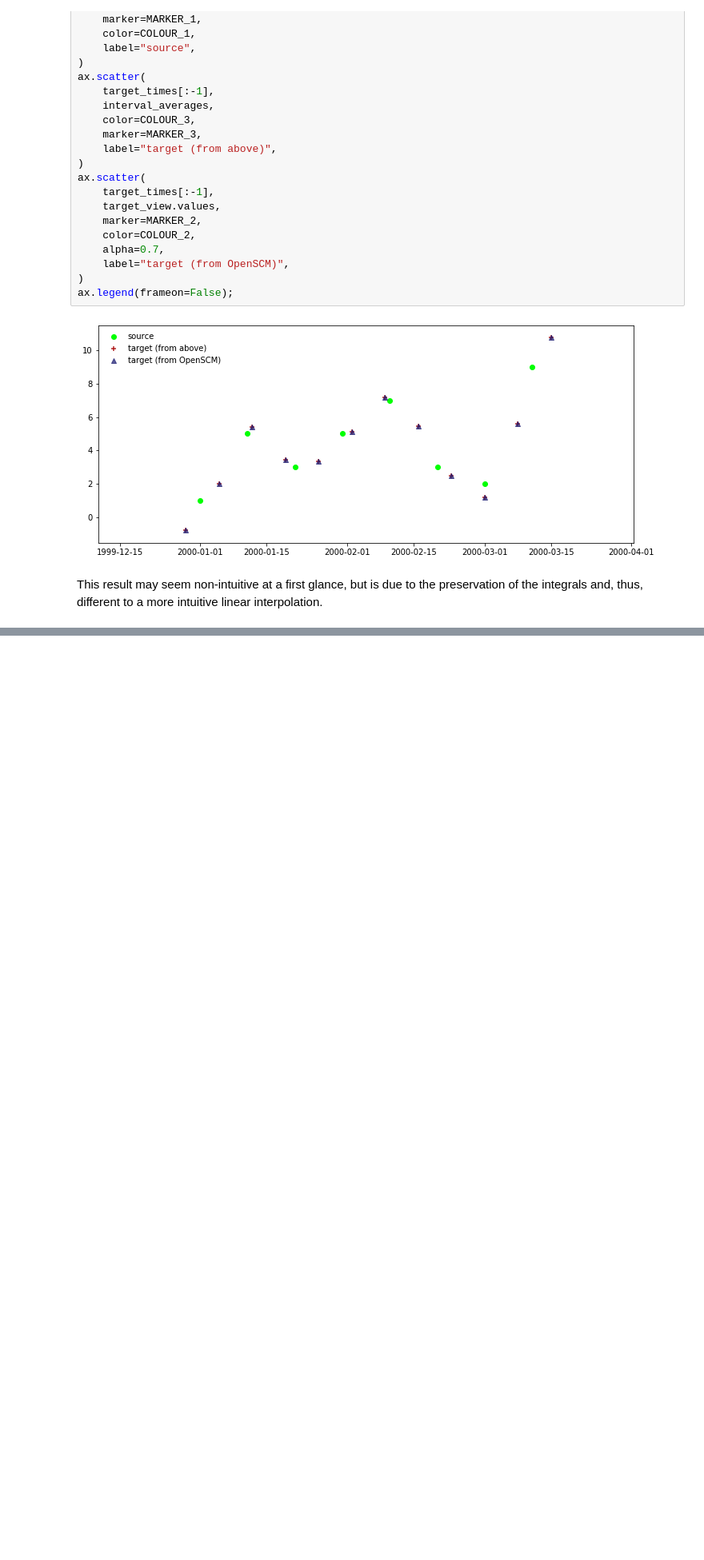
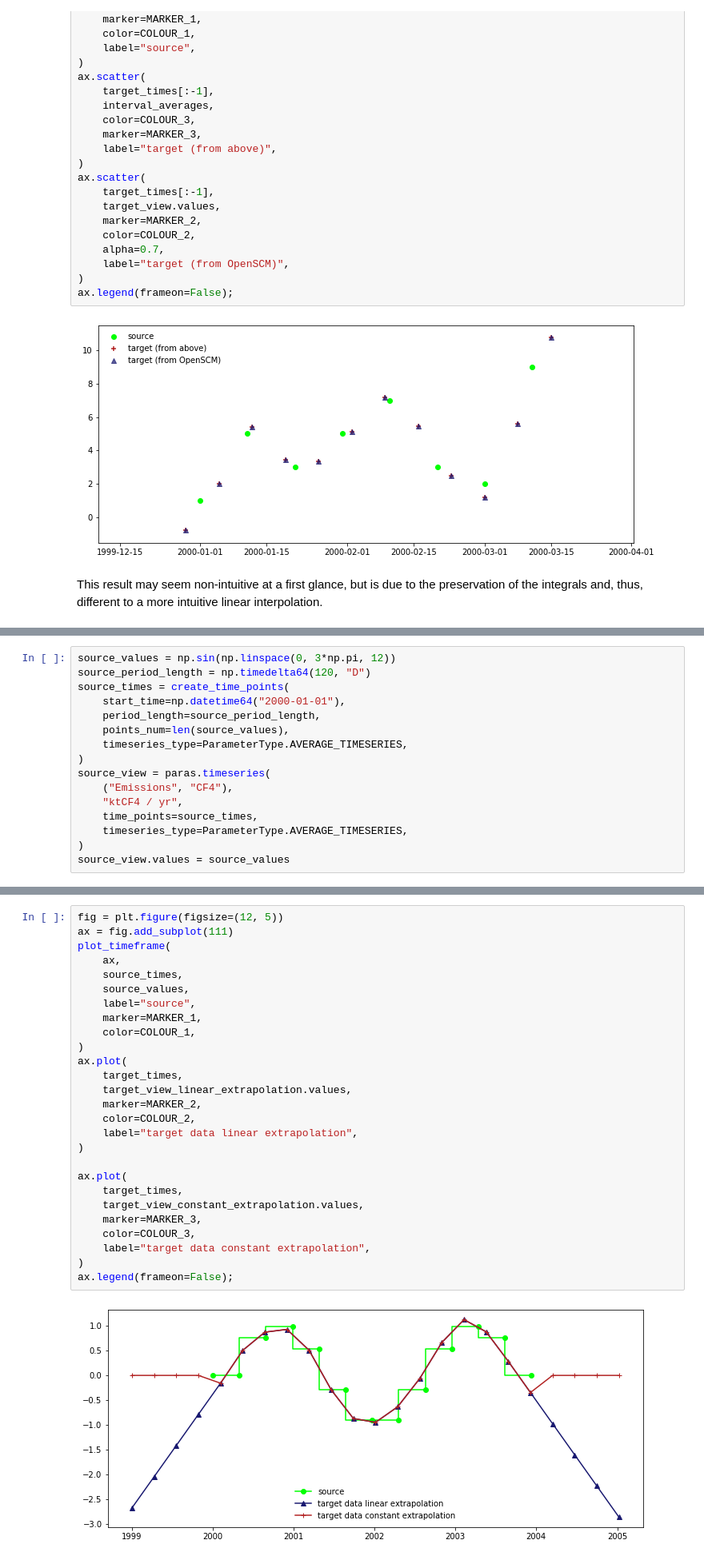
Before and after one commit to openscm/openscm, a Jupyter notebook: notebooks/timeseries-conversion.ipynb, the cells around one changed output, grey strips where cells are left out. Shown at 80% size. Drawn from its saved outputs; the diff is of its cells as text; blank space fills up the shorter version.

```diff
--- a/notebooks/timeseries-conversion.ipynb
+++ b/notebooks/timeseries-conversion.ipynb
@@ -566,0 +643,16 @@ This result may seem non-intuitive at a first glance, but is due to the preserva
+# %%
+source_values = np.sin(np.linspace(0, 3*np.pi, 12))
+source_period_length = np.timedelta64(120, "D")
+source_times = create_time_points(
+    start_time=np.datetime64("2000-01-01"),
+    period_length=source_period_length,
+    points_num=len(source_values),
+    timeseries_type=ParameterType.AVERAGE_TIMESERIES,
+)
+source_view = paras.timeseries(
+    ("Emissions", "CF4"),
+    "ktCF4 / yr",
+    time_points=source_times,
+    timeseries_type=ParameterType.AVERAGE_TIMESERIES,
+)
+source_view.values = source_values
@@ -566,0 +682,29 @@ This result may seem non-intuitive at a first glance, but is due to the preserva
+# %%
+fig = plt.figure(figsize=(12, 5))
+ax = fig.add_subplot(111)
+plot_timeframe(
+    ax,
+    source_times,
+    source_values,
+    label="source",
+    marker=MARKER_1,
+    color=COLOUR_1,
+)
+ax.plot(
+    target_times,
+    target_view_linear_extrapolation.values,
+    marker=MARKER_2,
+    color=COLOUR_2,
+    label="target data linear extrapolation",
+)
+
+ax.plot(
+    target_times,
+    target_view_constant_extrapolation.values,
+    marker=MARKER_3,
+    color=COLOUR_3,
+    label="target data constant extrapolation",
+)
+ax.legend(frameon=False);
+# %% [output]
+[figure, added]
```
Also changed, not shown: parts of 10 cells of this notebook, 2 other files.
